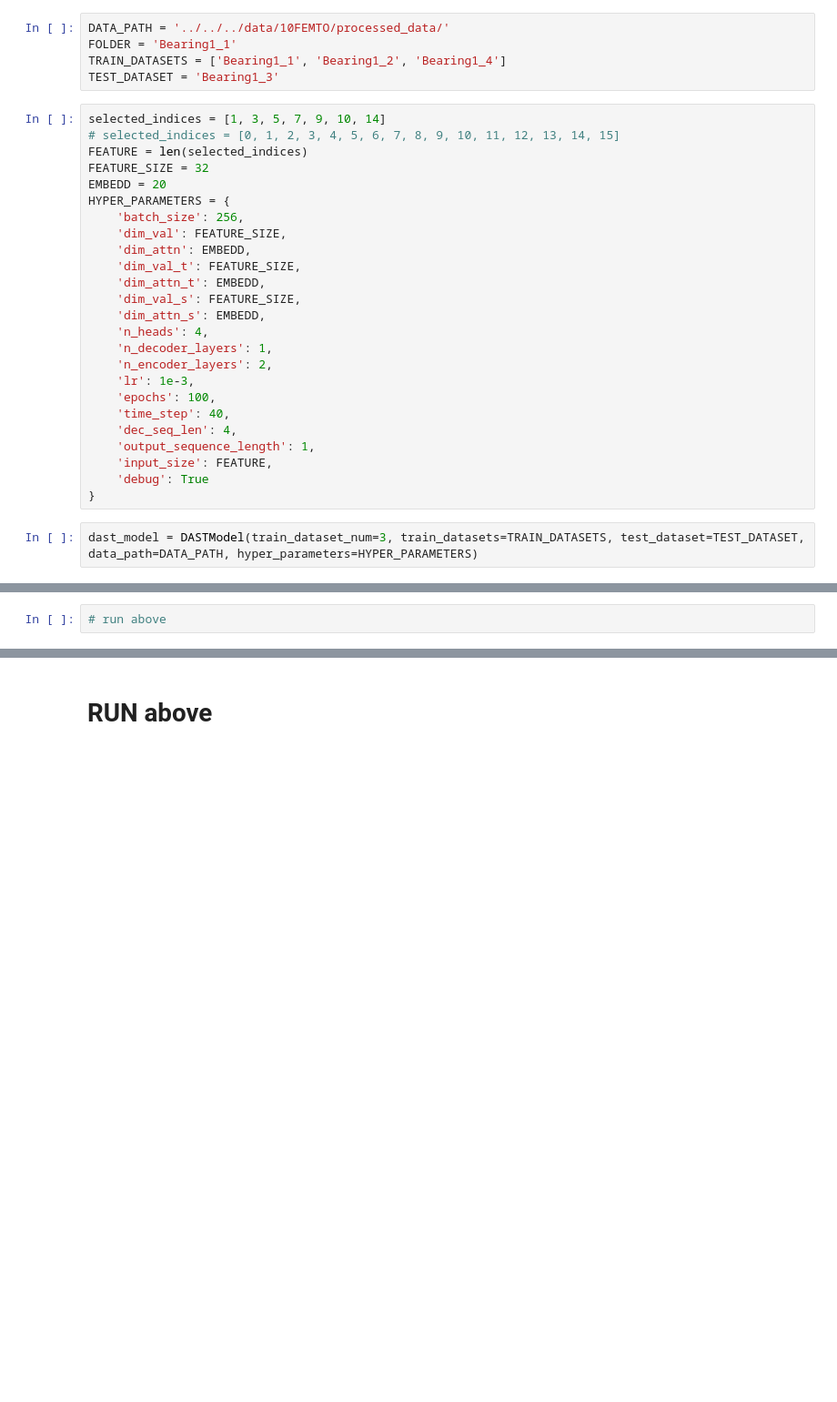
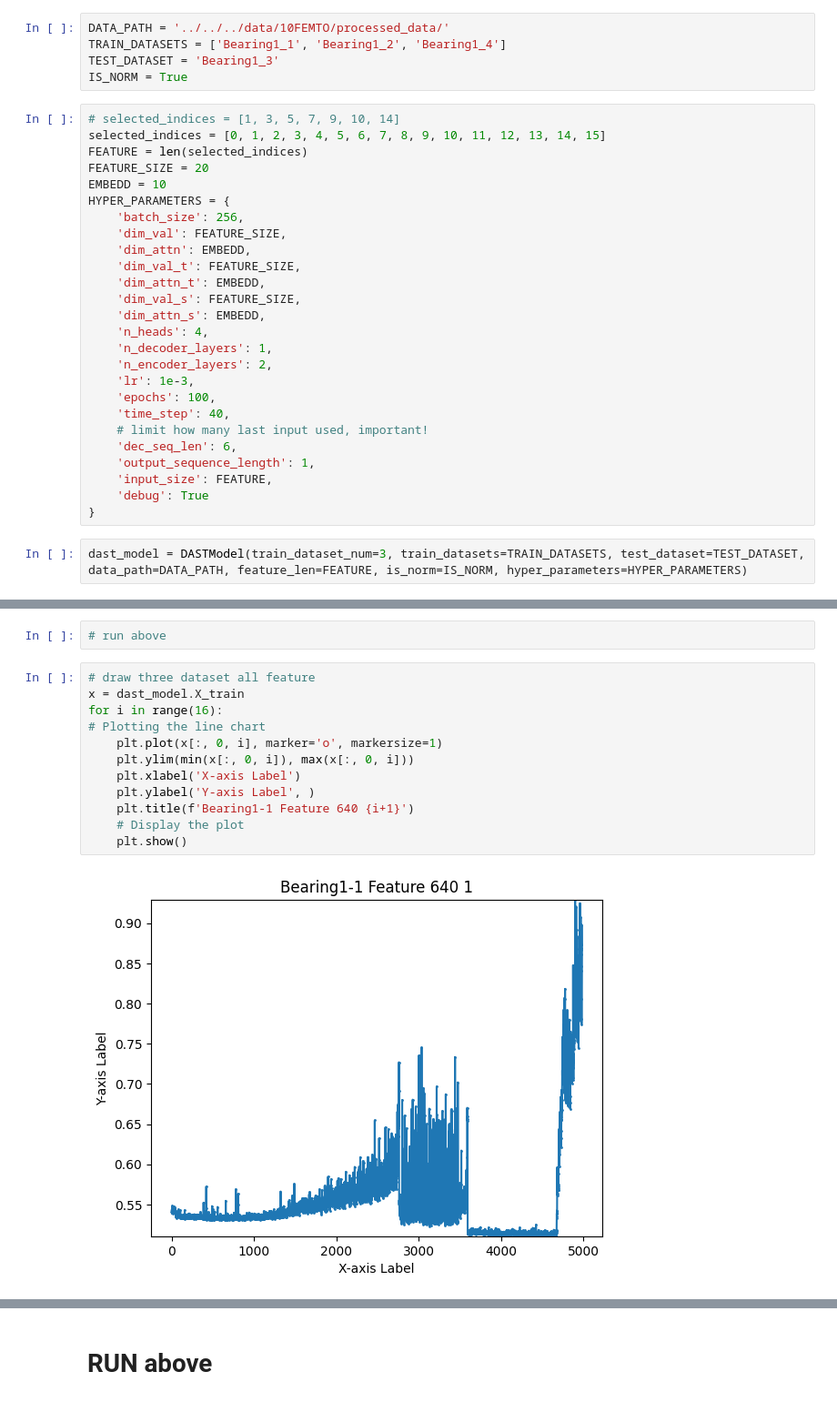
Before and after one commit to qawl987/DAST-self, a Jupyter notebook: notebook/FEMTO-st/model_training/main.ipynb, the cells around one changed output, grey strips where cells are left out. Shown at 91% size. Cells and saved outputs as stored; diff of their text form; blank space fills up the shorter version.

Commit message:
feat: main for norm data

```diff
--- a/notebook/FEMTO-st/model_training/main.ipynb
+++ b/notebook/FEMTO-st/model_training/main.ipynb
@@ -164,14 +186,14 @@ class DASTModel():
 # %%
 DATA_PATH = '../../../data/10FEMTO/processed_data/'
-FOLDER = 'Bearing1_1'
 TRAIN_DATASETS = ['Bearing1_1', 'Bearing1_2', 'Bearing1_4']
 TEST_DATASET = 'Bearing1_3'
+IS_NORM = True
 # %%
-selected_indices = [1, 3, 5, 7, 9, 10, 14]
-# selected_indices = [0, 1, 2, 3, 4, 5, 6, 7, 8, 9, 10, 11, 12, 13, 14, 15]
+# selected_indices = [1, 3, 5, 7, 9, 10, 14]
+selected_indices = [0, 1, 2, 3, 4, 5, 6, 7, 8, 9, 10, 11, 12, 13, 14, 15]
 FEATURE = len(selected_indices)
-FEATURE_SIZE = 32
-EMBEDD = 20
+FEATURE_SIZE = 20
+EMBEDD = 10
 HYPER_PARAMETERS = {
     'batch_size': 256,
     'dim_val': FEATURE_SIZE,
@@ -186,13 +208,14 @@ HYPER_PARAMETERS = {
     'lr': 1e-3,
     'epochs': 100,
     'time_step': 40,
-    'dec_seq_len': 4,
+    # limit how many last input used, important!
+    'dec_seq_len': 6,
     'output_sequence_length': 1,
     'input_size': FEATURE,
     'debug': True
 }
 # %%
-dast_model = DASTModel(train_dataset_num=3, train_datasets=TRAIN_DATASETS, test_dataset=TEST_DATASET, data_path=DATA_PATH, hyper_parameters=HYPER_PARAMETERS)
+dast_model = DASTModel(train_dataset_num=3, train_datasets=TRAIN_DATASETS, test_dataset=TEST_DATASET, data_path=DATA_PATH, feature_len=FEATURE, is_norm=IS_NORM, hyper_parameters=HYPER_PARAMETERS)
 # %%
 dast_model.main(selected_indices)
 # %% [output]
@@ -413,2 +282,16 @@ dast_model.best_mse_loss
 # %%
 # run above
+# %%
+# draw three dataset all feature
+x = dast_model.X_train
+for i in range(16):
+# Plotting the line chart
+    plt.plot(x[:, 0, i], marker='o', markersize=1)
+    plt.ylim(min(x[:, 0, i]), max(x[:, 0, i]))
+    plt.xlabel('X-axis Label')
+    plt.ylabel('Y-axis Label', )
+    plt.title(f'Bearing1-1 Feature 640 {i+1}')
+    # Display the plot
+    plt.show()
+# %% [output]
+[figure, added]
```
Also changed, not shown: parts of 8 cells of this notebook.
